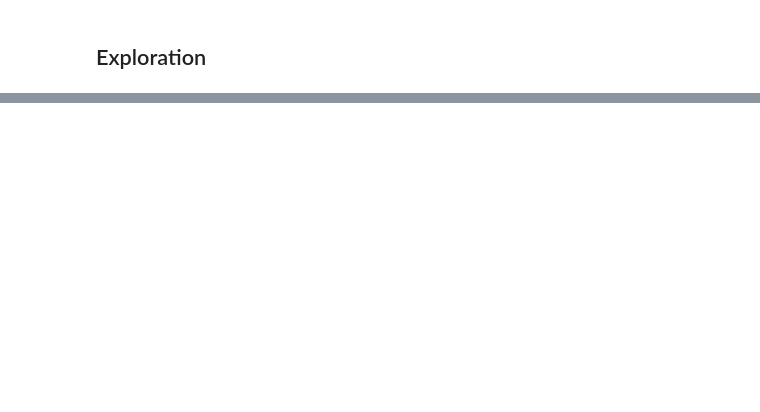
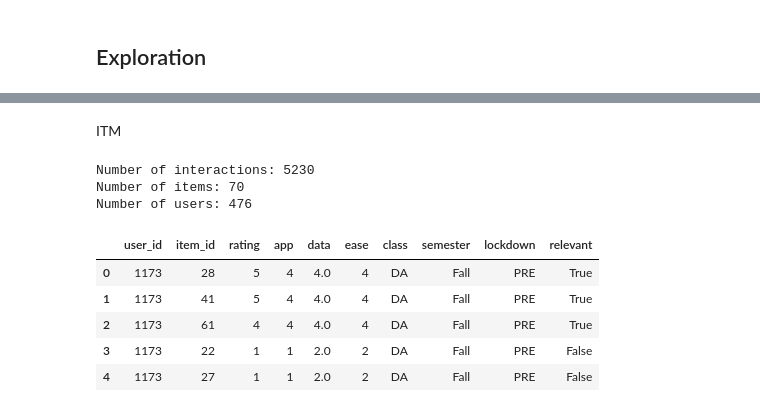
Before and after one commit to Pacatro/EDuRec, a Jupyter notebook: notebooks/data_exploration.ipynb, the cells around one changed output, grey strips where cells are left out. Saved outputs shown, nothing was run; the diff lists cells and outputs as text; code cells hidden in the pictures; blank space fills up the shorter version.

```diff
--- a/notebooks/data_exploration.ipynb
+++ b/notebooks/data_exploration.ipynb
@@ -40,3 +27,27 @@ PADDING_VAL: int = 0
 INIT_TOKEN: str = "<|init|>"
 END_TOKEN: str = "<|end|>"
 EMPTY_TOKEN: str = "<|empty|>"
+
+@dataclass
+class RawDataset:
+    interactions: pd.DataFrame
+    i_feats: pd.DataFrame
+    u_feats: pd.DataFrame
+
+def add_relevant_col(df: pd.DataFrame) -> None:
+    if RELEVANT_COL not in df.columns:
+        # An item is relevant if its rating is greater or equal than the threshold
+        # The threshold is the mean of the ratings of the user
+        mean_user_ratings = df.groupby(USER_COL)[RATING_COL].transform(
+            "mean"
+        )
+        df[RELEVANT_COL] = df[RATING_COL] >= mean_user_ratings
+
+
+def clean_df(df: pd.DataFrame) -> None:
+    df.columns = (
+        df.columns.str.lower()
+        .str.strip()
+        .str.replace(" ", "_")
+        .str.replace(r"[^\w]", "", regex=True)
+    )
@@ -462,0 +177,22 @@ train_df
+# %% [markdown]
+ITM
+# %%
+raw_dataset = load_itm()
+interactions = raw_dataset.interactions
+items = raw_dataset.i_feats
+users = raw_dataset.u_feats
+
+print("Number of interactions:", len(interactions))
+print("Number of items:", len(items))
+print("Number of users:", len(users))
+interactions.head()
+# %% [output]
+Number of interactions: 5230
+Number of items: 70
+Number of users: 476
+|  | user_id | item_id | rating | app | data | ease | class | semester | lockdown | relevant |
+| 0 | 1173 | 28 | 5 | 4 | 4.0 | 4 | DA | Fall | PRE | True |
+| 1 | 1173 | 41 | 5 | 4 | 4.0 | 4 | DA | Fall | PRE | True |
+| 2 | 1173 | 61 | 4 | 4 | 4.0 | 4 | DA | Fall | PRE | True |
+| 3 | 1173 | 22 | 1 | 1 | 2.0 | 2 | DA | Fall | PRE | False |
+| 4 | 1173 | 27 | 1 | 1 | 2.0 | 2 | DA | Fall | PRE | False |
```
Also changed, not shown: parts of 14 cells of this notebook, 9 other files.
